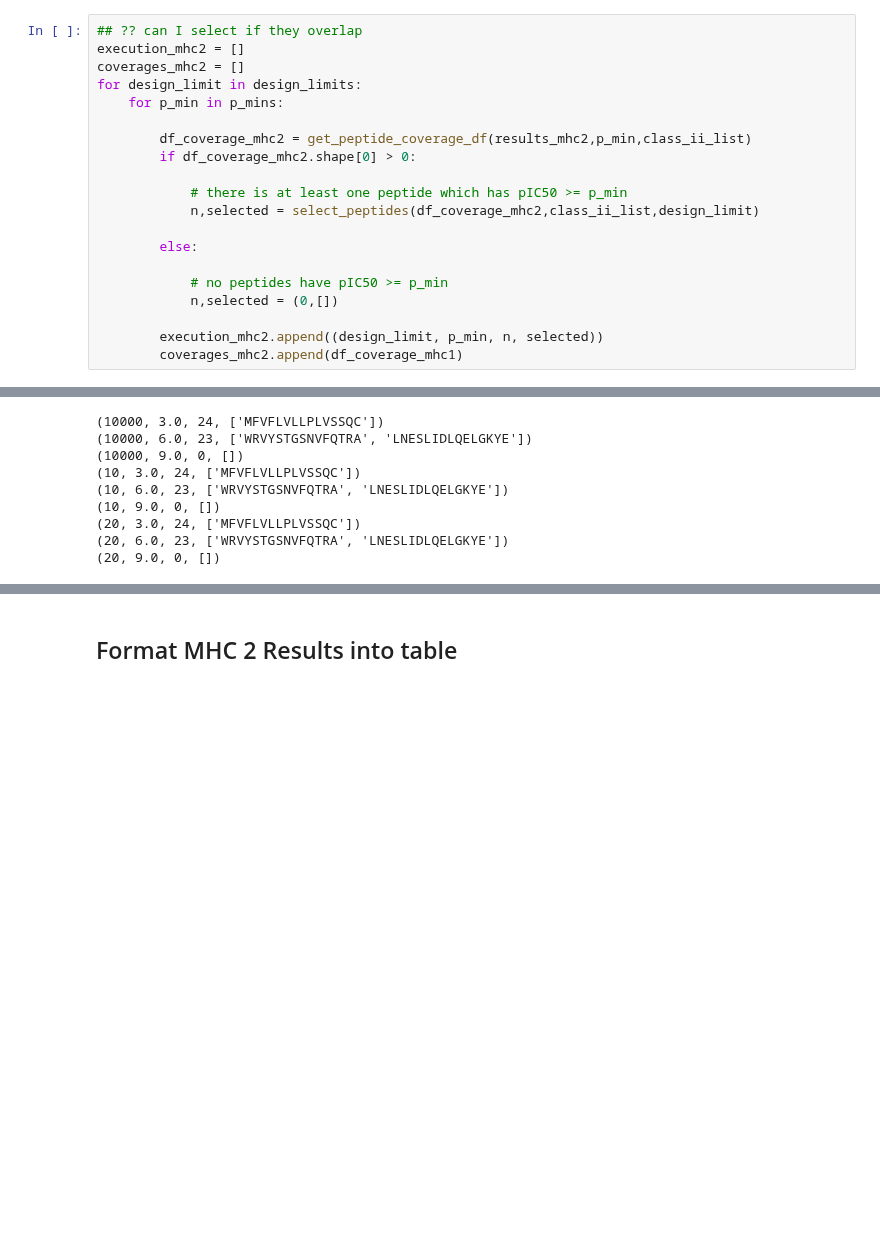
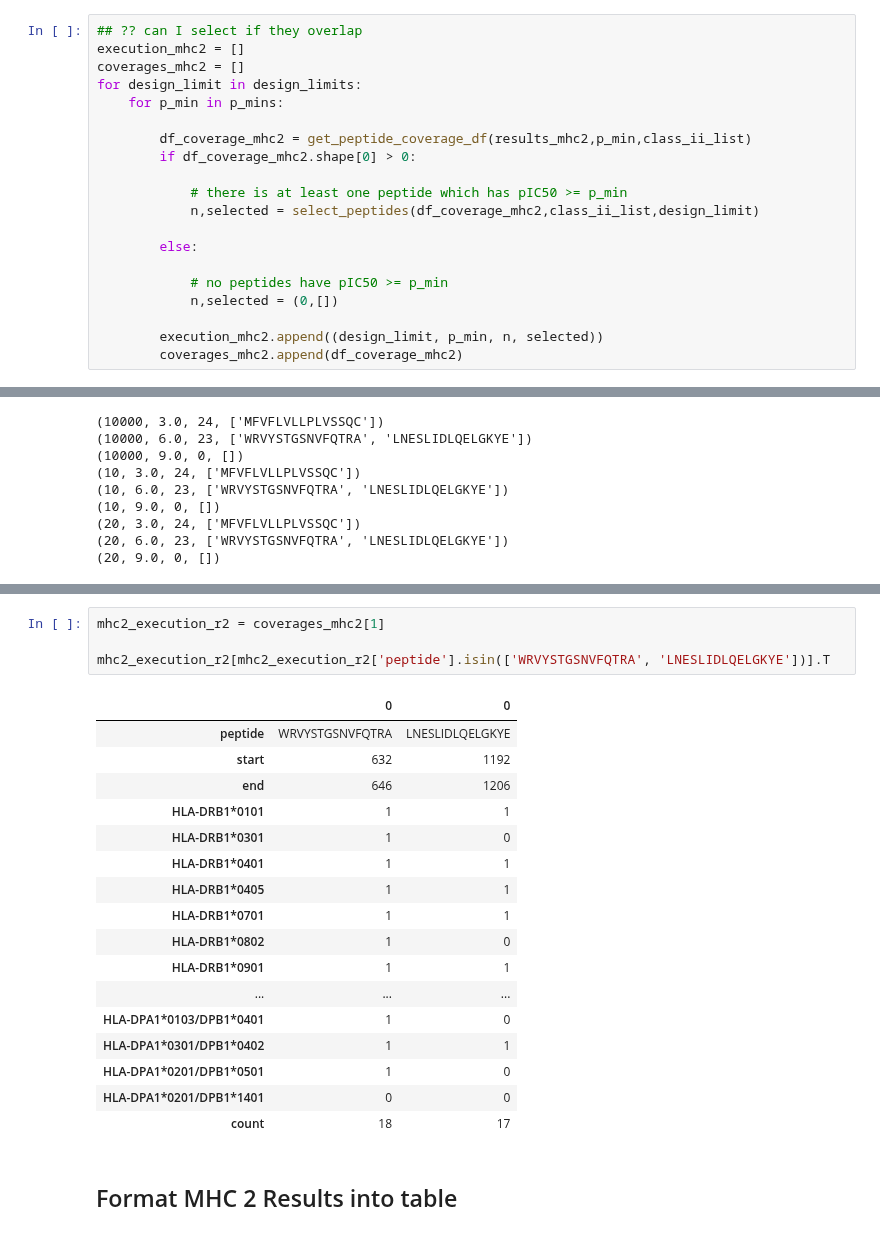
Before and after one commit to ryanquinnnelson/CMU-02718-HW5, a Jupyter notebook: 02_518_02_718_HW_5_ryann.ipynb, the cells around one changed output, grey strips where cells are left out. Cells and saved outputs as stored; diff of their text form; blank space fills up the shorter version.

```diff
--- a/02_518_02_718_HW_5_ryann.ipynb
+++ b/02_518_02_718_HW_5_ryann.ipynb
@@ -1586,7 +1609,7 @@ for design_limit in design_limits:
             n,selected = (0,[])
 
         execution_mhc2.append((design_limit, p_min, n, selected))
-        coverages_mhc2.append(df_coverage_mhc1)
+        coverages_mhc2.append(df_coverage_mhc2)
 # %%
 for execution in execution_mhc2:
     print(execution)
@@ -1603,3 +1650,25 @@ for execution in execution_mhc2:
+# %%
+mhc2_execution_r2 = coverages_mhc2[1]
+
+mhc2_execution_r2[mhc2_execution_r2['peptide'].isin(['WRVYSTGSNVFQTRA', 'LNESLIDLQELGKYE'])].T
+# %% [output]
+|  | 0 | 0 |
+| peptide | WRVYSTGSNVFQTRA | LNESLIDLQELGKYE |
+| start | 632 | 1192 |
+| end | 646 | 1206 |
+| HLA-DRB1*0101 | 1 | 1 |
+| HLA-DRB1*0301 | 1 | 0 |
+| HLA-DRB1*0401 | 1 | 1 |
+| HLA-DRB1*0405 | 1 | 1 |
+| HLA-DRB1*0701 | 1 | 1 |
+| HLA-DRB1*0802 | 1 | 0 |
+| HLA-DRB1*0901 | 1 | 1 |
+| ... | ... | ... |
+| HLA-DPA1*0103/DPB1*0401 | 1 | 0 |
+| HLA-DPA1*0301/DPB1*0402 | 1 | 1 |
+| HLA-DPA1*0201/DPB1*0501 | 1 | 0 |
+| HLA-DPA1*0201/DPB1*1401 | 0 | 0 |
+| count | 18 | 17 |
 # %% [markdown]
 ## Format MHC 2 Results into table
 # %%
```
Also changed, not shown: parts of 3 cells of this notebook.
